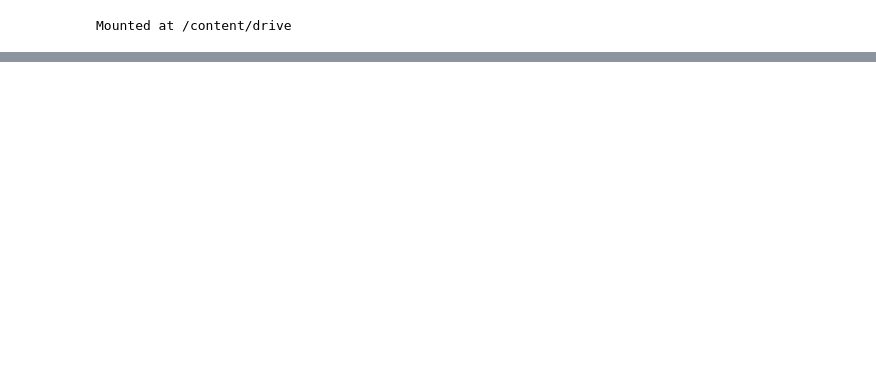
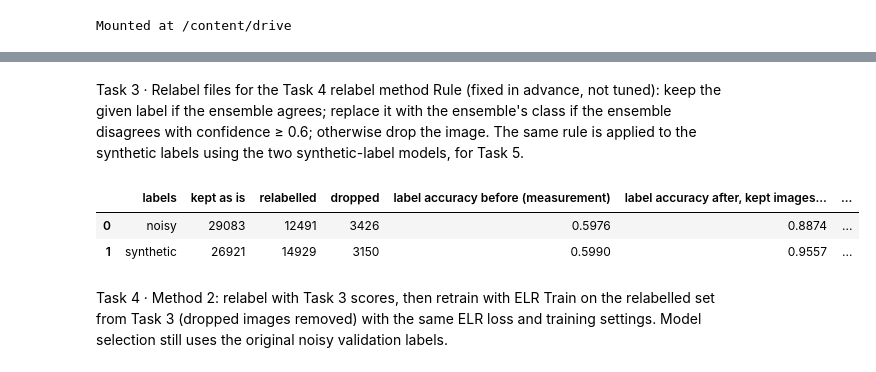
Before and after one commit to Mehakcrystal/23B4210-cv-bootcamp, a Jupyter notebook: code/CV_Bootcamp.ipynb, the cells around one changed output, grey strips where cells are left out. Saved outputs shown, nothing was run; the diff lists cells and outputs as text; code cells hidden in the pictures; blank space fills up the shorter version.

```diff
--- a/code/CV_Bootcamp.ipynb
+++ b/code/CV_Bootcamp.ipynb
@@ -2682,0 +405,14 @@ All good.
+# %%
+def run_probs(run):
+    """Softmax (with flip TTA) of a run's best checkpoint on all 50k training-set images."""
+    return predict_probs(load_model(WORK / run / "best.pt"), X, tta=True)
+
+PROBS = {"CE early-stopped": run_probs("t1_noisy_ce"), "ELR": run_probs("t4_elr")}
+P_NOISY = np.mean(list(PROBS.values()), axis=0)                 # ensemble
+score = 1 - P_NOISY[np.arange(len(NOISY)), NOISY]
+
+scores_df = pd.DataFrame({"index": TRAIN_IDX, "score": score[TRAIN_IDX]})
+scores_df.to_csv(PRED / "t3_noise_scores.csv", index=False)
+assert len(scores_df) == 45000 and scores_df["index"].is_unique and np.isfinite(scores_df.score).all()
+print("t3_noise_scores.csv ✅ (45,000 training images)")
+print(scores_df.sort_values("score", ascending=False).head().to_string(index=False))
@@ -2682,0 +472,34 @@ All good.
+# %% [markdown]
+Task 3 · Relabel files for the Task 4 relabel method
+Rule (fixed in advance, not tuned): keep the given label if the ensemble agrees; replace it with the ensemble's class if the ensemble disagrees with confidence ≥ 0.6; otherwise drop the image. The same rule is applied to the synthetic labels using the two synthetic-label models, for Task 5.
+# %%
+def relabel_targets(P, y, tau=0.6):
+    """New training labels from ensemble probabilities P; -1 means drop the image."""
+    tr = TRAIN_IDX
+    pred, conf = P.argmax(1), P.max(1)
+    t = np.full(len(y), -1)
+    agree = pred[tr] == y[tr]
+    t[tr] = np.where(agree, y[tr], np.where(conf[tr] >= tau, pred[tr], -1))
+    return t
+
+P_SYNTH = np.mean([run_probs("t5_ce_synth"), run_probs("t5_elr_synth")], axis=0)
+TARGETS = {"noisy": relabel_targets(P_NOISY, NOISY), "synthetic": relabel_targets(P_SYNTH, SYNTH)}
+
+rows = []
+for name, y in [("noisy", NOISY), ("synthetic", SYNTH)]:
+    t = TARGETS[name]; np.save(WORK / f"targets_{name}.npy", t)
+    tr = TRAIN_IDX; kept = t[tr] >= 0; changed = kept & (t[tr] != y[tr])
+    s = 1 - (P_NOISY if name == "noisy" else P_SYNTH)[tr, y[tr]]
+    rows.append({"labels": name, "kept as is": int((kept & ~changed).sum()), "relabelled": int(changed.sum()),
+                 "dropped": int((~kept).sum()),
+                 "label accuracy before (measurement)": round(float((y[tr] == CLEAN[tr]).mean()), 4),
+                 "label accuracy after, kept images (measurement)": round(float((t[tr][kept] == CLEAN[tr][kept]).mean()), 4),
+                 "noise-score AUROC (measurement)": round(roc_auc_score(y[tr] != CLEAN[tr], s), 4)})
+display(pd.DataFrame(rows))
+# %% [output]
+|  | labels | kept as is | relabelled | dropped | label accuracy before (measurement) | label accuracy after, kept images... | ... |
+| 0 | noisy | 29083 | 12491 | 3426 | 0.5976 | 0.8874 | ... |
+| 1 | synthetic | 26921 | 14929 | 3150 | 0.5990 | 0.9557 | ... |
+# %% [markdown]
+Task 4 · Method 2: relabel with Task 3 scores, then retrain with ELR
+Train on the relabelled set from Task 3 (dropped images removed) with the same ELR loss and training settings. Model selection still uses the original noisy validation labels.
```
Also changed, not shown: parts of 84 cells of this notebook.
